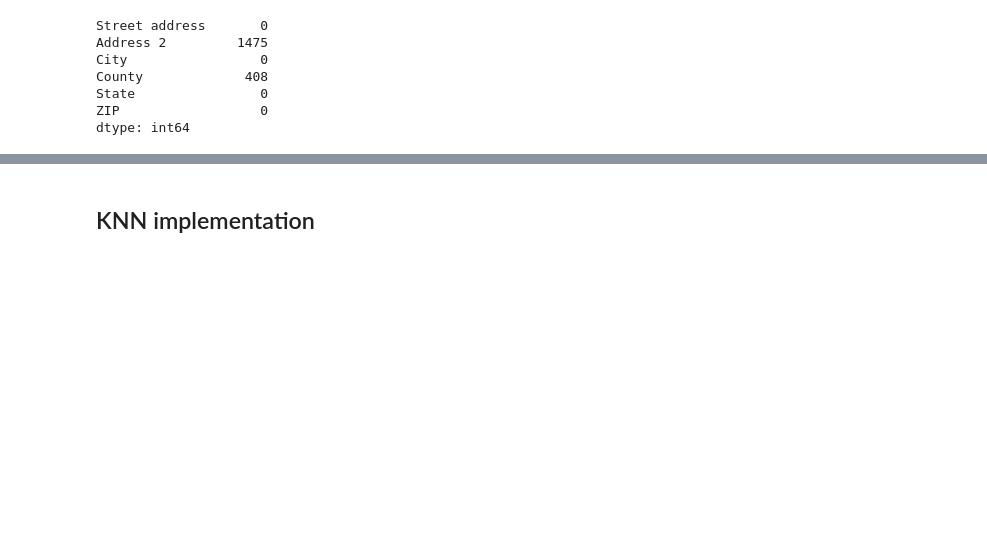
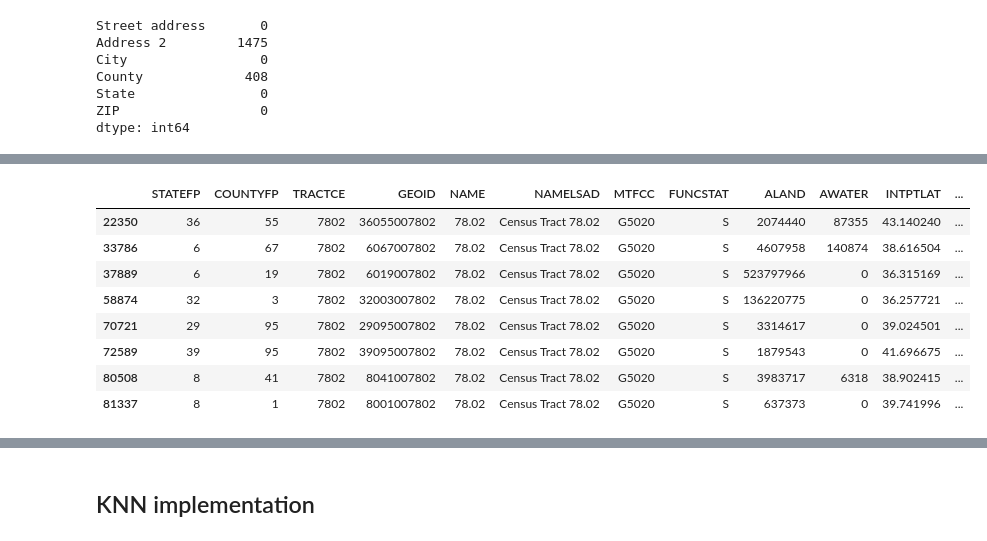
Before and after one commit to minhtriet/zipcodes, a Jupyter notebook: data_exploration.ipynb, the cells around one changed output, grey strips where cells are left out. Saved outputs shown, nothing was run; the diff lists cells and outputs as text; code cells hidden in the pictures; blank space fills up the shorter version.

```diff
--- a/data_exploration.ipynb
+++ b/data_exploration.ipynb
@@ -376,0 +500,2 @@ https://geocoding.geo.census.gov/geocoder/locations/onelineaddress?address=4600+
+# %%
+all_tracts=pd.read_csv('all_tract.csv')
@@ -376,0 +507,12 @@ https://geocoding.geo.census.gov/geocoder/locations/onelineaddress?address=4600+
+# %%
+all_tracts[all_tracts['TRACTCE'] ==7802]
+# %% [output]
+|  | STATEFP | COUNTYFP | TRACTCE | GEOID | NAME | NAMELSAD | MTFCC | FUNCSTAT | ALAND | AWATER | INTPTLAT | ... |
+| 22350 | 36 | 55 | 7802 | 36055007802 | 78.02 | Census Tract 78.02 | G5020 | S | 2074440 | 87355 | 43.140240 | ... |
+| 33786 | 6 | 67 | 7802 | 6067007802 | 78.02 | Census Tract 78.02 | G5020 | S | 4607958 | 140874 | 38.616504 | ... |
+| 37889 | 6 | 19 | 7802 | 6019007802 | 78.02 | Census Tract 78.02 | G5020 | S | 523797966 | 0 | 36.315169 | ... |
+| 58874 | 32 | 3 | 7802 | 32003007802 | 78.02 | Census Tract 78.02 | G5020 | S | 136220775 | 0 | 36.257721 | ... |
+| 70721 | 29 | 95 | 7802 | 29095007802 | 78.02 | Census Tract 78.02 | G5020 | S | 3314617 | 0 | 39.024501 | ... |
+| 72589 | 39 | 95 | 7802 | 39095007802 | 78.02 | Census Tract 78.02 | G5020 | S | 1879543 | 0 | 41.696675 | ... |
+| 80508 | 8 | 41 | 7802 | 8041007802 | 78.02 | Census Tract 78.02 | G5020 | S | 3983717 | 6318 | 38.902415 | ... |
+| 81337 | 8 | 1 | 7802 | 8001007802 | 78.02 | Census Tract 78.02 | G5020 | S | 637373 | 0 | 39.741996 | ... |
```
Also changed, not shown: parts of 29 cells of this notebook.
